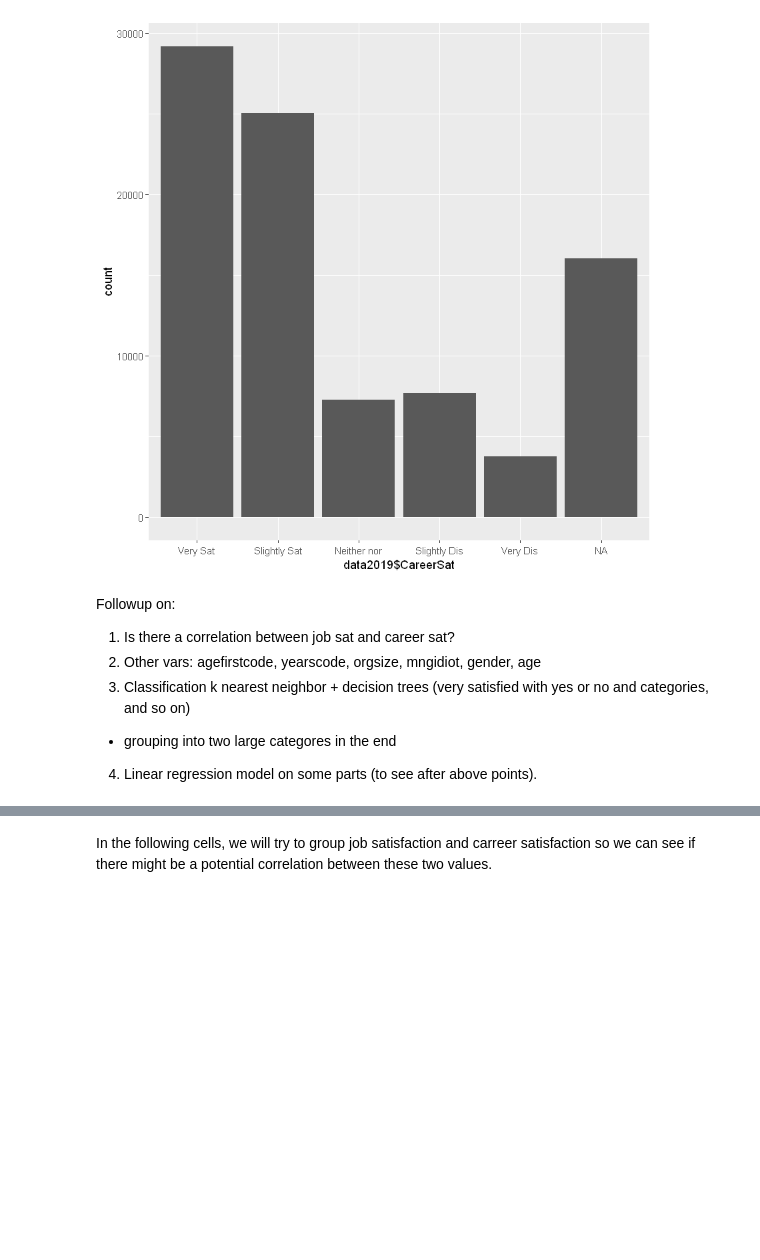
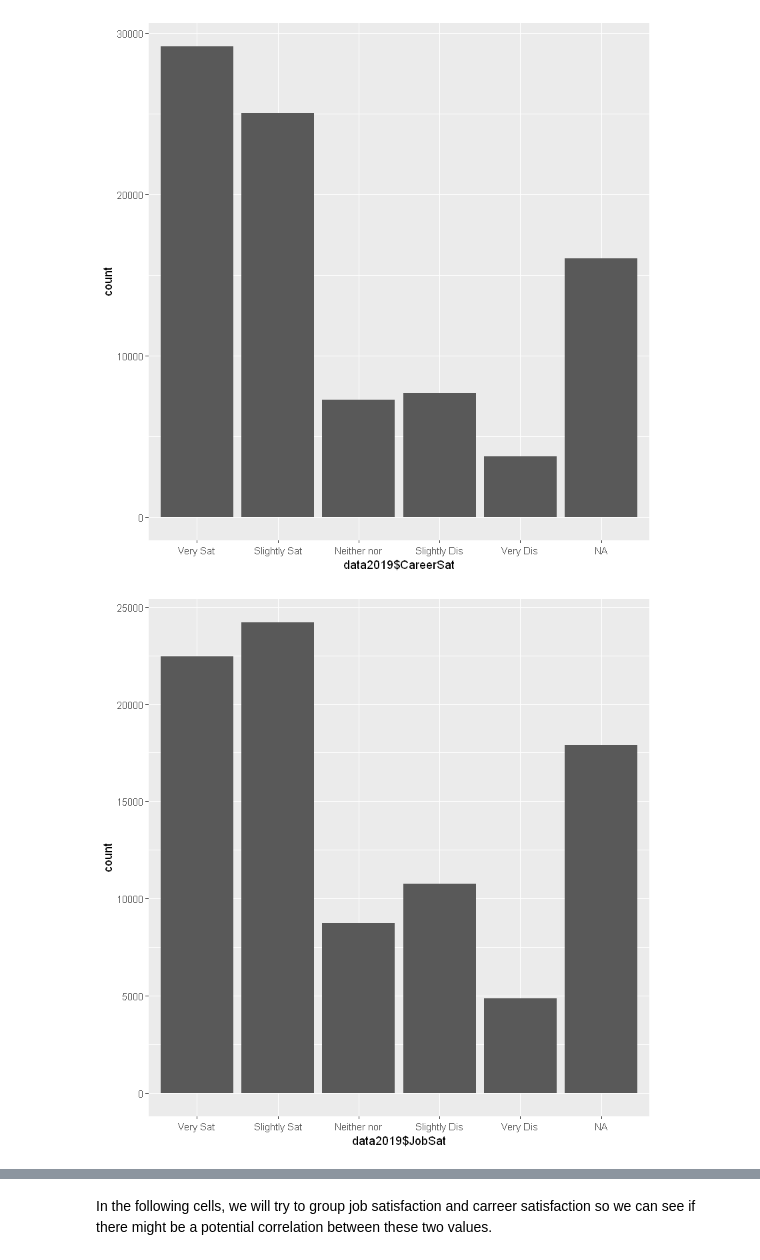
Before and after one commit to kuceriklukas/big-data-project, a Jupyter notebook: Workflow_Clean_Data.ipynb, the cells around one changed output, grey strips where cells are left out. Drawn from its saved outputs; the diff is of its cells as text; code cells hidden in the pictures; blank space fills up the shorter version.

```diff
--- a/Workflow_Clean_Data.ipynb
+++ b/Workflow_Clean_Data.ipynb
@@ -31,10 +48,7 @@ data2019$OrgSize <- factor(data2019$OrgSize, levels = c("10,000 or more employee
 ggplot(data = data2019, aes(data2019$CareerSat)) + stat_count() + scale_x_discrete(labels = c("Very satisfied"="Very Sat", "Slightly satisfied" = "Slightly Sat", "Neither satisfied nor dissatisfied" = "Neither nor", "Slightly dissatisfied" = "Slightly Dis", "Very dissatisfied" = "Very Dis"))
 # %% [output]
 [figure]
-# %% [markdown]
-Followup on:
-1. Is there a correlation between job sat and career sat?
-2. Other vars: agefirstcode, yearscode, orgsize, mngidiot, gender, age
-3. Classification k nearest neighbor + decision trees (very satisfied with yes or no and categories, and so on)
-- grouping into two large categores in the end
-4. Linear regression model on some parts (to see after above points).
+# %%
+ggplot(data = data2019, aes(data2019$JobSat)) + stat_count() + scale_x_discrete(labels = c("Very satisfied"="Very Sat", "Slightly satisfied" = "Slightly Sat", "Neither satisfied nor dissatisfied" = "Neither nor", "Slightly dissatisfied" = "Slightly Dis", "Very dissatisfied" = "Very Dis"))
+# %% [output]
+[figure, added]
```
Also changed, not shown: parts of 15 cells of this notebook.
